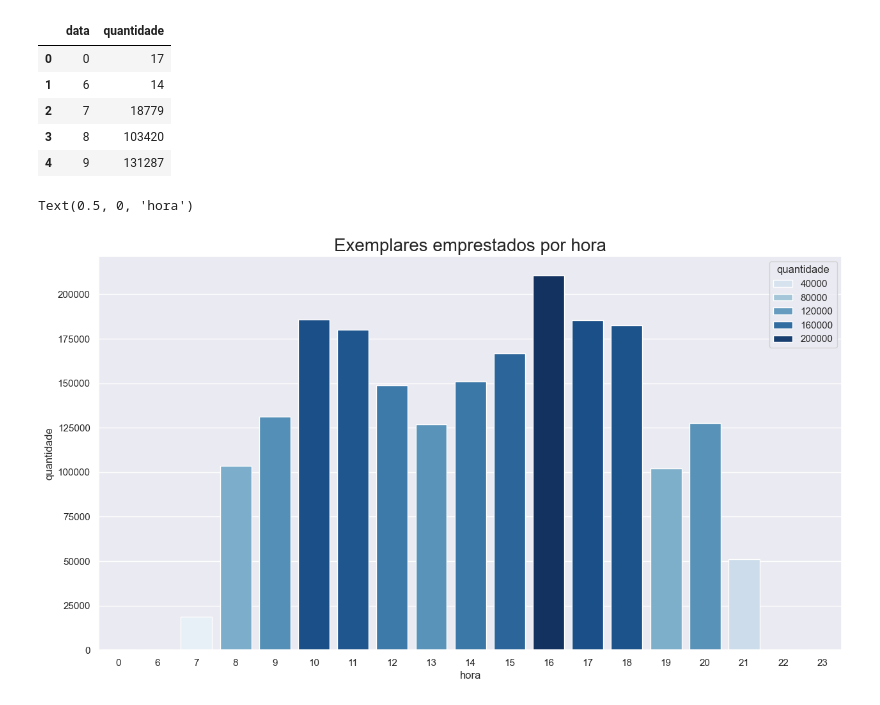
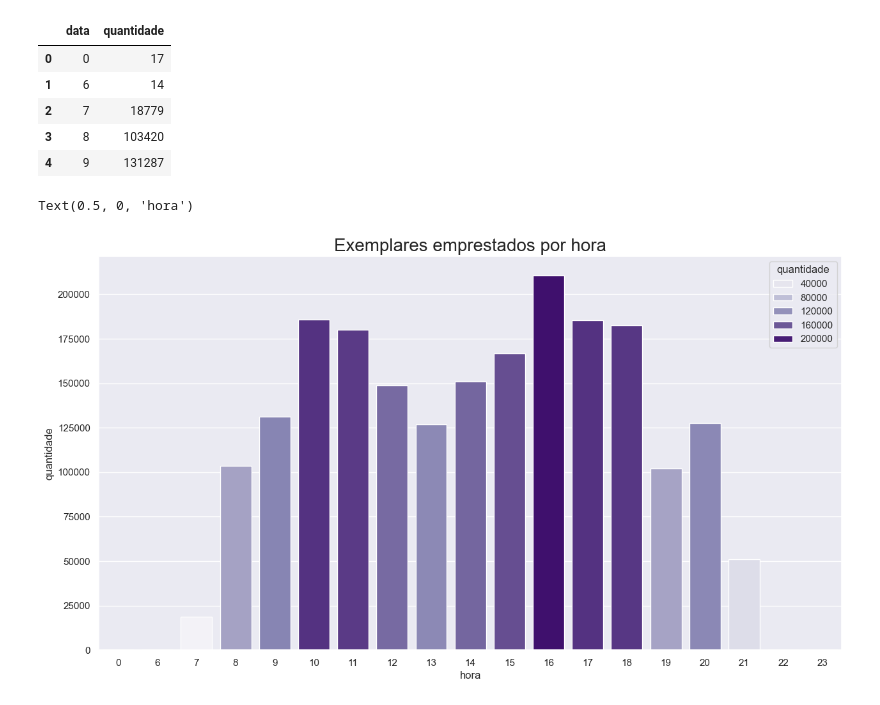
Before and after one commit to tchaparral/7DaysCodeChallenge-Data-Science, a Jupyter notebook: biblioteca_UFRN.ipynb, the cells around one changed output. Drawn from its saved outputs; the diff is of its cells as text; code cells hidden in the pictures.

```diff
--- a/biblioteca_UFRN.ipynb
+++ b/biblioteca_UFRN.ipynb
@@ -386,9 +386,9 @@ emprestimo_hora.head()
 | 4 | 9 | 131287 |
 # %%
 # gerando o gráfico por hora
-grafico = sns.barplot(emprestimo_hora, x = 'data', y = 'quantidade', hue= 'quantidade', palette='Blues')
+grafico = sns.barplot(emprestimo_hora, x = 'data', y = 'quantidade', hue= 'quantidade', palette='Purples')
 grafico.set_title('Exemplares emprestados por hora', size = 20)
 plt.xlabel('hora')
 # %% [output]
 Text(0.5, 0, 'hora')
-[figure, old version]
+[figure, new version]
```
Also changed, not shown: parts of 17 cells of this notebook.
